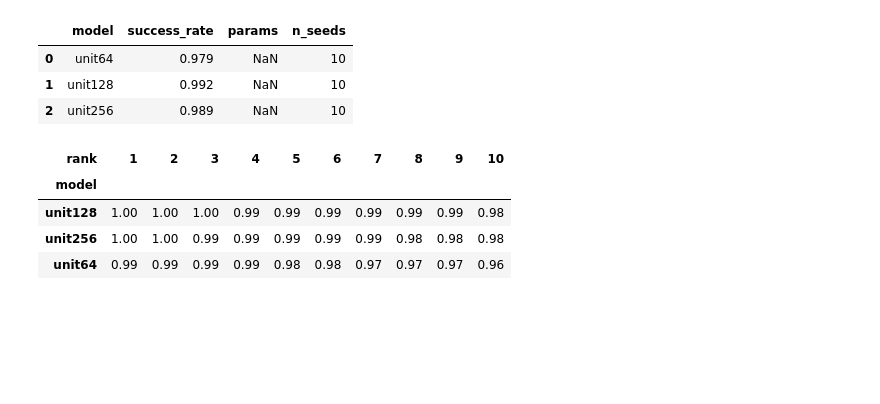
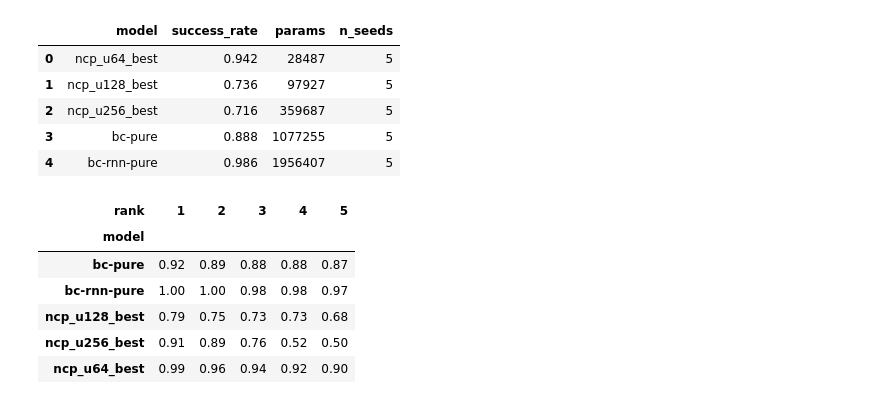
Before and after one commit to yuuharu11/LNN-control, a Jupyter notebook: robomimic/myscript/ipynb/base.ipynb, the cells around one changed output. Drawn from its saved outputs; the diff is of its cells as text; code cells hidden in the pictures; blank space fills up the shorter version.

```diff
--- a/robomimic/myscript/ipynb/base.ipynb
+++ b/robomimic/myscript/ipynb/base.ipynb
@@ -76,9 +76,9 @@ PARAMS_MAP = {
 
 # CSVファイル名 → notebook内で使う model 名
 MODEL_ALIAS = {
-    "lift_u64": "ncp_u64_best",
-    "lift_u128": "ncp_u128_best",
-    "lift_u256": "ncp_u256_best",
+    "ncp_u64": "ncp_u64_best",
+    "ncp_u128": "ncp_u128_best",
+    "ncp_u256": "ncp_u256_best",
     "mlp": "bc-pure",
     "rnn": "bc-rnn-pure",
 }
@@ -266,16 +266,16 @@ def aggregate_multiple_csvs(
 # 使い方（このセルで df_all を作る。下のセルは df_all を参照する）
 # -------------------------------------------------
 csv_files = [
-    "/work/robomimic/csv/result/ncp_best/lift_u64.csv",
-    "/work/robomimic/csv/result/ncp_best/lift_u128.csv",
-    "/work/robomimic/csv/result/ncp_best/lift_u256.csv",
-    "/work/robomimic/csv/result/mlp.csv",
-    "/work/robomimic/csv/result/rnn.csv",
+    "/work/robomimic/csv/result/baseline/lift/ncp_u64.csv",
+    "/work/robomimic/csv/result/baseline/lift/ncp_u128.csv",
+    "/work/robomimic/csv/result/baseline/lift/ncp_u256.csv",
+    "/work/robomimic/csv/result/baseline/lift/mlp.csv",
+    "/work/robomimic/csv/result/baseline/lift/rnn.csv",
 ]
 
 df_all, df_top_detail = aggregate_multiple_csvs(
     csv_files,
-    top_k=10,
+    top_k=5,
     rank_by="success_rate",  # "return" に切り替えてもOK
     return_details=True,
  )
@@ -446,46 +446,48 @@ plot_dual_axis_bar()
 # %%
-
-# -------------------------------------------------
-# 使い方（このセルで df_all を作る。下のセルは df_all を参照する）
-# -------------------------------------------------
+# Canタスク
 csv_files = [
-    "/work/robomimic/csv/eval/lift/quantize/SRAM-8bit/unit64.csv",
-    "/work/robomimic/csv/eval/lift/quantize/SRAM-8bit/unit128.csv",
-    "/work/robomimic/csv/eval/lift/quantize/SRAM-8bit/unit256.csv",
+    "/work/robomimic/csv/result/baseline/can/ncp_u64.csv",
+    "/work/robomimic/csv/result/baseline/can/ncp_u128.csv",
+    "/work/robomimic/csv/result/baseline/can/ncp_u256.csv",
+    "/work/robomimic/csv/result/baseline/can/mlp.csv",
+    "/work/robomimic/csv/result/baseline/can/rnn.csv",
 ]
 
 df_all, df_top_detail = aggregate_multiple_csvs(
     csv_files,
-    top_k=10,
+    top_k=5,
     rank_by="success_rate",  # "return" に切り替えてもOK
     return_details=True,
  )
 
 # 表示は短く（切れ対策）
 df_summary = df_all[["model", "success_rate", "params", "n_seeds"]].sort_values("params")
 display(df_summary)
 
 # =================================================
 # デバッグ: 各モデルで選ばれた success_rate top-10 を表示
 # （平均が高すぎる原因の切り分け用）
 # =================================================
 pd.set_option("display.max_rows", 200)
 pd.set_option("display.max_columns", 50)
 
 if df_top_detail is not None and (not df_top_detail.empty):
-
     # 10個が横に並ぶ形（モデル×rank）も出す
     pivot = df_top_detail.pivot(index="model", columns="rank", values="success_rate_max")
     display(pivot)
 else:
     print("df_top_detail is empty")
 # %% [output]
 |  | model | success_rate | params | n_seeds |
-| 0 | unit64 | 0.979 | NaN | 10 |
-| 1 | unit128 | 0.992 | NaN | 10 |
-| 2 | unit256 | 0.989 | NaN | 10 |
+| 0 | ncp_u64_best | 0.942 | 28487 | 5 |
+| 1 | ncp_u128_best | 0.736 | 97927 | 5 |
+| 2 | ncp_u256_best | 0.716 | 359687 | 5 |
+| 3 | bc-pure | 0.888 | 1077255 | 5 |
+| 4 | bc-rnn-pure | 0.986 | 1956407 | 5 |
-| rank | 1 | 2 | 3 | 4 | 5 | 6 | 7 | 8 | 9 | 10 |
-| model |  |  |  |  |  |  |  |  |  |  |
-| unit128 | 1.00 | 1.00 | 1.00 | 0.99 | 0.99 | 0.99 | 0.99 | 0.99 | 0.99 | 0.98 |
-| unit256 | 1.00 | 1.00 | 0.99 | 0.99 | 0.99 | 0.99 | 0.99 | 0.98 | 0.98 | 0.98 |
-| unit64 | 0.99 | 0.99 | 0.99 | 0.99 | 0.98 | 0.98 | 0.97 | 0.97 | 0.97 | 0.96 |
+| rank | 1 | 2 | 3 | 4 | 5 |
+| model |  |  |  |  |  |
+| bc-pure | 0.92 | 0.89 | 0.88 | 0.88 | 0.87 |
+| bc-rnn-pure | 1.00 | 1.00 | 0.98 | 0.98 | 0.97 |
+| ncp_u128_best | 0.79 | 0.75 | 0.73 | 0.73 | 0.68 |
+| ncp_u256_best | 0.91 | 0.89 | 0.76 | 0.52 | 0.50 |
+| ncp_u64_best | 0.99 | 0.96 | 0.94 | 0.92 | 0.90 |
```
Also changed, not shown: parts of 4 cells of this notebook, 12 other files.
